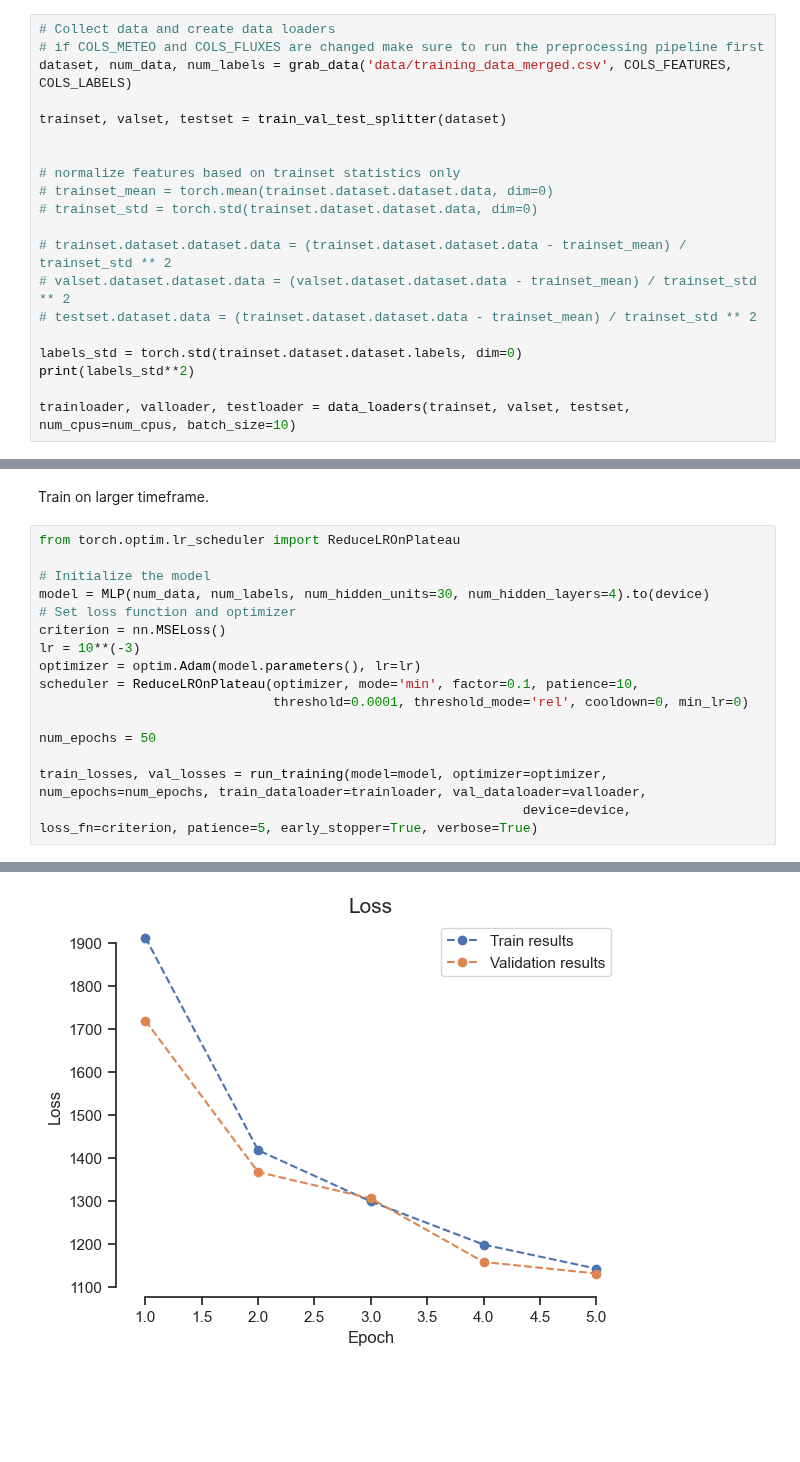
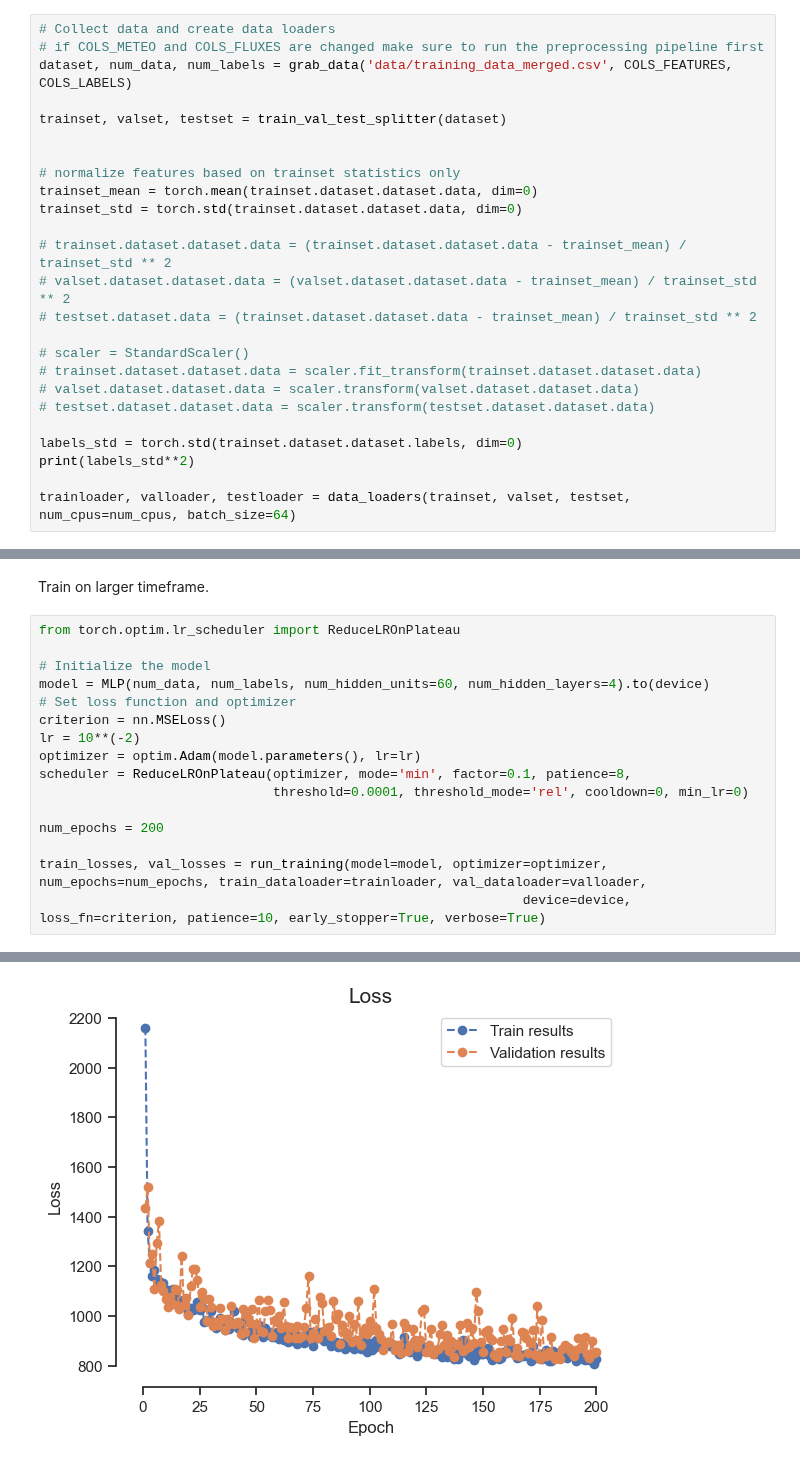
Before and after one commit to justusm00/ebc-project, a Jupyter notebook: MLP.ipynb, the cells around one changed output, grey strips where cells are left out. Cells and saved outputs as stored; diff of their text form; blank space fills up the shorter version.

```diff
--- a/MLP.ipynb
+++ b/MLP.ipynb
@@ -77,17 +77,22 @@ trainset, valset, testset = train_val_test_splitter(dataset)
 
 
 # normalize features based on trainset statistics only
-# trainset_mean = torch.mean(trainset.dataset.dataset.data, dim=0)
-# trainset_std = torch.std(trainset.dataset.dataset.data, dim=0)
+trainset_mean = torch.mean(trainset.dataset.dataset.data, dim=0)
+trainset_std = torch.std(trainset.dataset.dataset.data, dim=0)
 
 # trainset.dataset.dataset.data = (trainset.dataset.dataset.data - trainset_mean) / trainset_std ** 2
 # valset.dataset.dataset.data = (valset.dataset.dataset.data - trainset_mean) / trainset_std ** 2
 # testset.dataset.data = (trainset.dataset.dataset.data - trainset_mean) / trainset_std ** 2
 
+# scaler = StandardScaler()
+# trainset.dataset.dataset.data = scaler.fit_transform(trainset.dataset.dataset.data)
+# valset.dataset.dataset.data = scaler.transform(valset.dataset.dataset.data)
+# testset.dataset.dataset.data = scaler.transform(testset.dataset.dataset.data)
+
 labels_std = torch.std(trainset.dataset.dataset.labels, dim=0)
 print(labels_std**2)
 
-trainloader, valloader, testloader = data_loaders(trainset, valset, testset, num_cpus=num_cpus, batch_size=10)
+trainloader, valloader, testloader = data_loaders(trainset, valset, testset, num_cpus=num_cpus, batch_size=64)
 # %% [output]
 tensor([7081.9624, 4335.7935])
 # %%
@@ -113,16 +118,16 @@ Train on larger timeframe.
 from torch.optim.lr_scheduler import ReduceLROnPlateau
 
 # Initialize the model
-model = MLP(num_data, num_labels, num_hidden_units=30, num_hidden_layers=4).to(device)
+model = MLP(num_data, num_labels, num_hidden_units=60, num_hidden_layers=4).to(device)
 # Set loss function and optimizer
 criterion = nn.MSELoss()
-lr = 10**(-3)
+lr = 10**(-2)
 optimizer = optim.Adam(model.parameters(), lr=lr)
-scheduler = ReduceLROnPlateau(optimizer, mode='min', factor=0.1, patience=10,
+scheduler = ReduceLROnPlateau(optimizer, mode='min', factor=0.1, patience=8,
                               threshold=0.0001, threshold_mode='rel', cooldown=0, min_lr=0)
 
-num_epochs = 50
+num_epochs = 200
 
 train_losses, val_losses = run_training(model=model, optimizer=optimizer, num_epochs=num_epochs, train_dataloader=trainloader, val_dataloader=valloader,
-                                                              device=device, loss_fn=criterion, patience=5, early_stopper=True, verbose=True)
+                                                              device=device, loss_fn=criterion, patience=10, early_stopper=True, verbose=True)
 # %% [output]
@@ -135,3 +152,3 @@ Finished training after 78 seconds.
-[figure, old version]
+[figure, new version]
 # %%
 # Save the model
```
Also changed, not shown: parts of 4 cells of this notebook.
